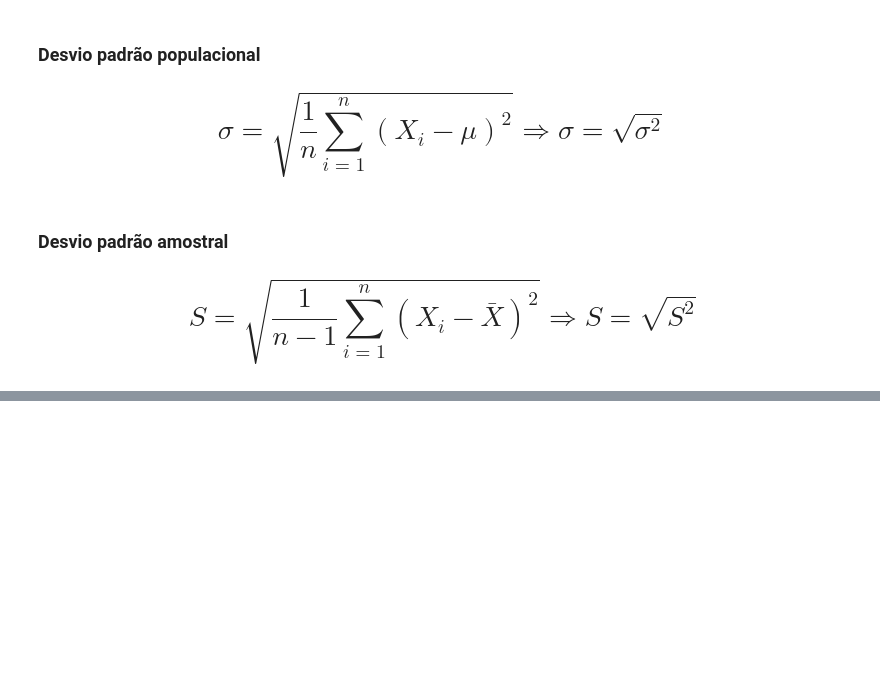
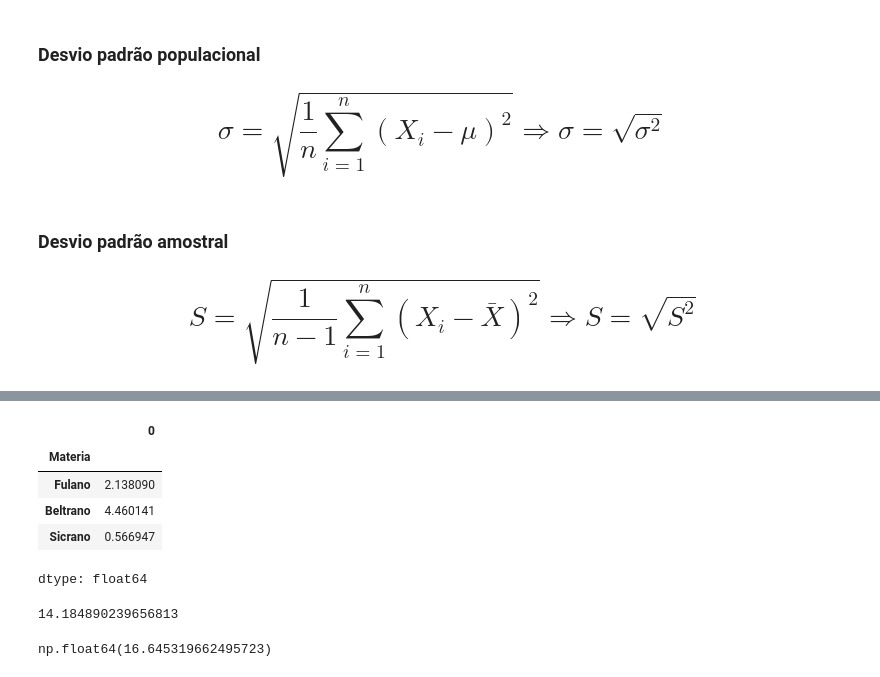
Before and after one commit to WevertoonDev/Estudos, a Jupyter notebook: Curso_de_Estatística_Parte_1.ipynb, the cells around one changed output, grey strips where cells are left out. Cells and saved outputs as stored; diff of their text form; code cells hidden in the pictures; blank space fills up the shorter version.

```diff
--- a/Curso_de_Estatística_Parte_1.ipynb
+++ b/Curso_de_Estatística_Parte_1.ipynb
@@ -1344,0 +1388,9 @@ Uma das restrições da variância é o fato de fornecer medidas em quadrados da
+# %%
+df.std()
+# %% [output]
+|  | 0 |
+| Materia |  |
+| Fulano | 2.138090 |
+| Beltrano | 4.460141 |
+| Sicrano | 0.566947 |
+dtype: float64
@@ -1344,0 +1402,8 @@ Uma das restrições da variância é o fato de fornecer medidas em quadrados da
+# %%
+dataset.Idade.std()
+# %% [output]
+14.184890239656813
+# %%
+dataset.groupby('Sexo')['Idade'].std()['M']
+# %% [output]
+np.float64(16.645319662495723)
```
Also changed, not shown: parts of 7 cells of this notebook.
